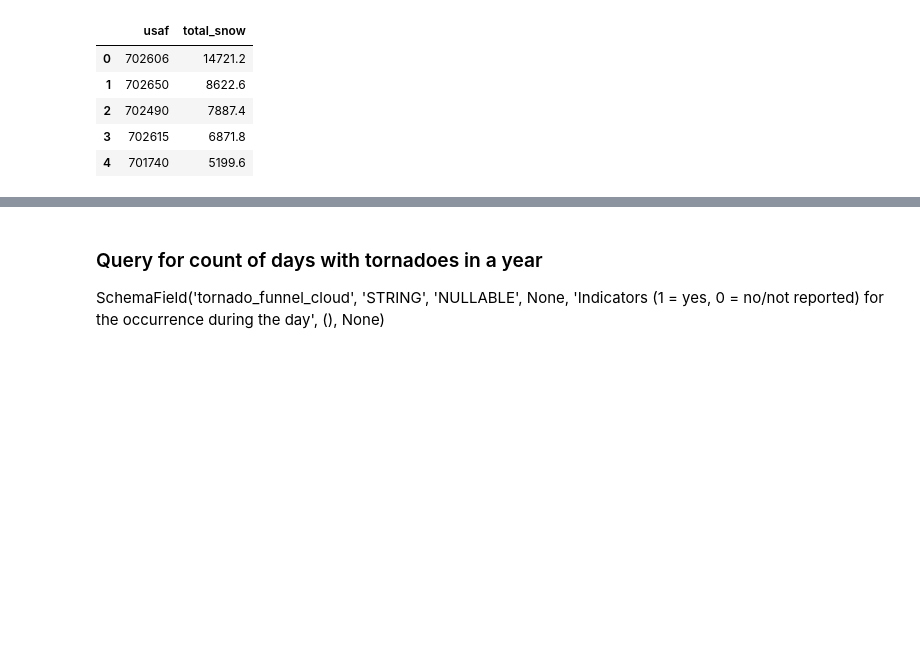
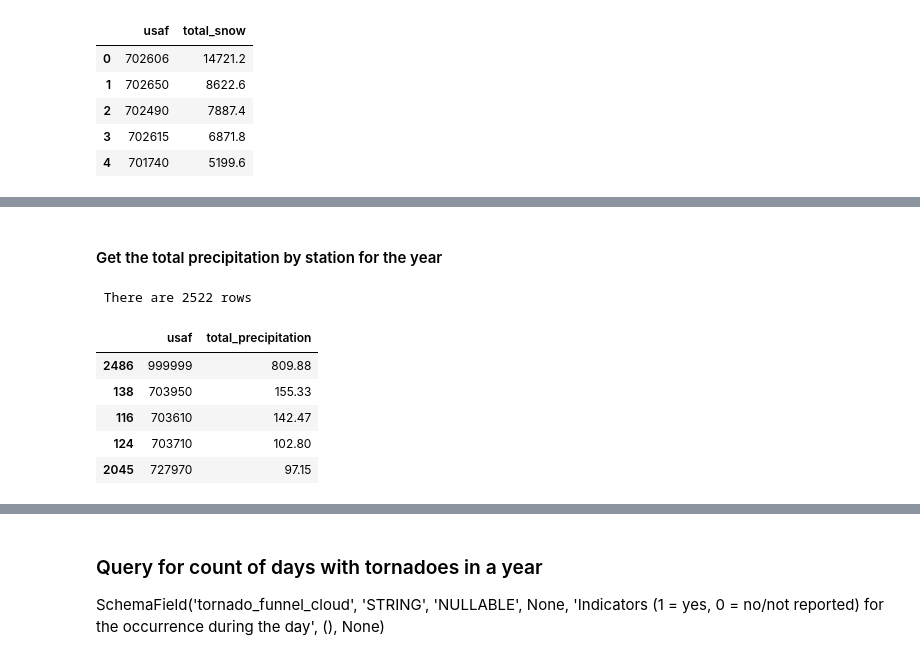
Before and after one commit to TechMax14/Project-3, a Jupyter notebook: static/py/noaa-bigquery-scripts.ipynb, the cells around one changed output, grey strips where cells are left out. Saved outputs shown, nothing was run; the diff lists cells and outputs as text; code cells hidden in the pictures; blank space fills up the shorter version.

Commit message:
updated precipitation approach to reduce using overlapping measurements

```diff
--- a/static/py/noaa-bigquery-scripts.ipynb
+++ b/static/py/noaa-bigquery-scripts.ipynb
@@ -193,0 +219,39 @@ station_prcp_df.head()
+# %%
+# Read in the file exported in the commented code to the same dataframe.
+# If you chose to run the above cell, this cell may be commented out.
+station_prcp_long_nodup = pd.read_csv('../data/stations_prcp_detail.csv')
+# %%
+# Removing overlapping readings (station 99999 for the 2022 pull but could be more stations in other years)
+
+# Sort the stations by station -> month -> day -> prcp in descending order.
+# This puts the highest measurement for the day at the top so when we use panda's remove duplicates we keep it
+# This method has an assumption that we highest measurment in the day is the last, but that is not necessarily true because the flag indicates 24 hours not "day"
+# However, the schema does indicate a way to get the time to properly filter for non-overlapping readings
+station_prcp_long_nodup = station_prcp_long_nodup.sort_values(by=['usaf', 'mo', 'da', 'prcp'], ascending=False)
+
+# this view let me confirm what I was getting for the problematic station (999999)
+# station_prcp_long_nodup2.iloc[9000:9050]
+
+station_prcp_long_nodup = station_prcp_long_nodup.drop_duplicates(["usaf", "mo", "da"])
+# %% [markdown]
+#### Get the total precipitation by station for the year ###
+# %%
+# Group by station and use sum to get total rain for the year and convert series to dataframe
+station_prcp_total = station_prcp_long_nodup.groupby(["usaf"])["prcp"].sum().reset_index()
+
+# Change column name
+station_prcp_total.rename(columns = {'prcp':'total_precipitation'}, inplace = True)
+
+# Sort by rain total
+station_prcp_total = station_prcp_total.sort_values(by=['total_precipitation'], ascending=False)
+
+print(f' There are {len(station_prcp_total)} rows')
+station_prcp_total.head()
+# %% [output]
+ There are 2522 rows
+|  | usaf | total_precipitation |
+| 2486 | 999999 | 809.88 |
+| 138 | 703950 | 155.33 |
+| 116 | 703610 | 142.47 |
+| 124 | 703710 | 102.80 |
+| 2045 | 727970 | 97.15 |
```
Also changed, not shown: parts of 12 cells of this notebook, 5 other files.
